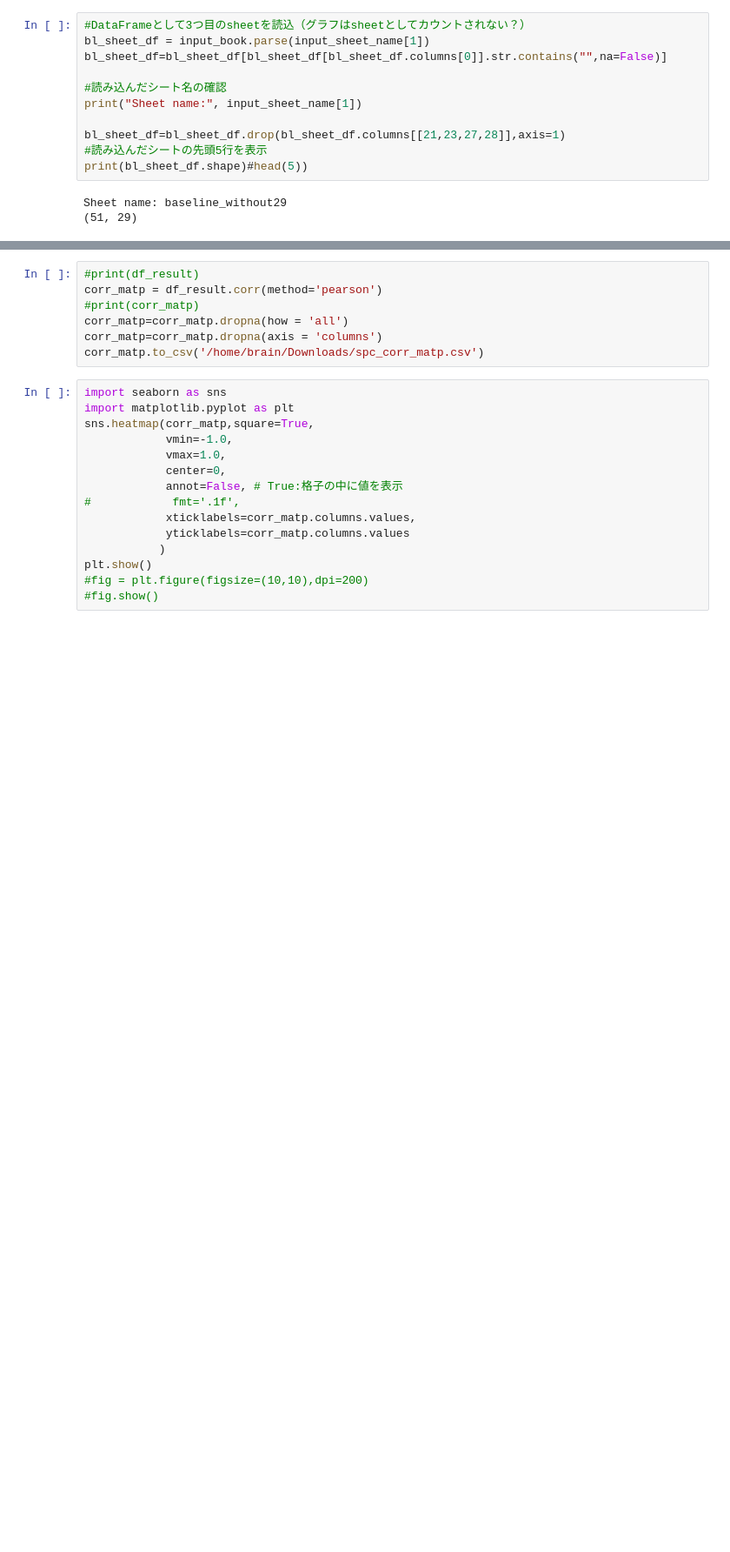
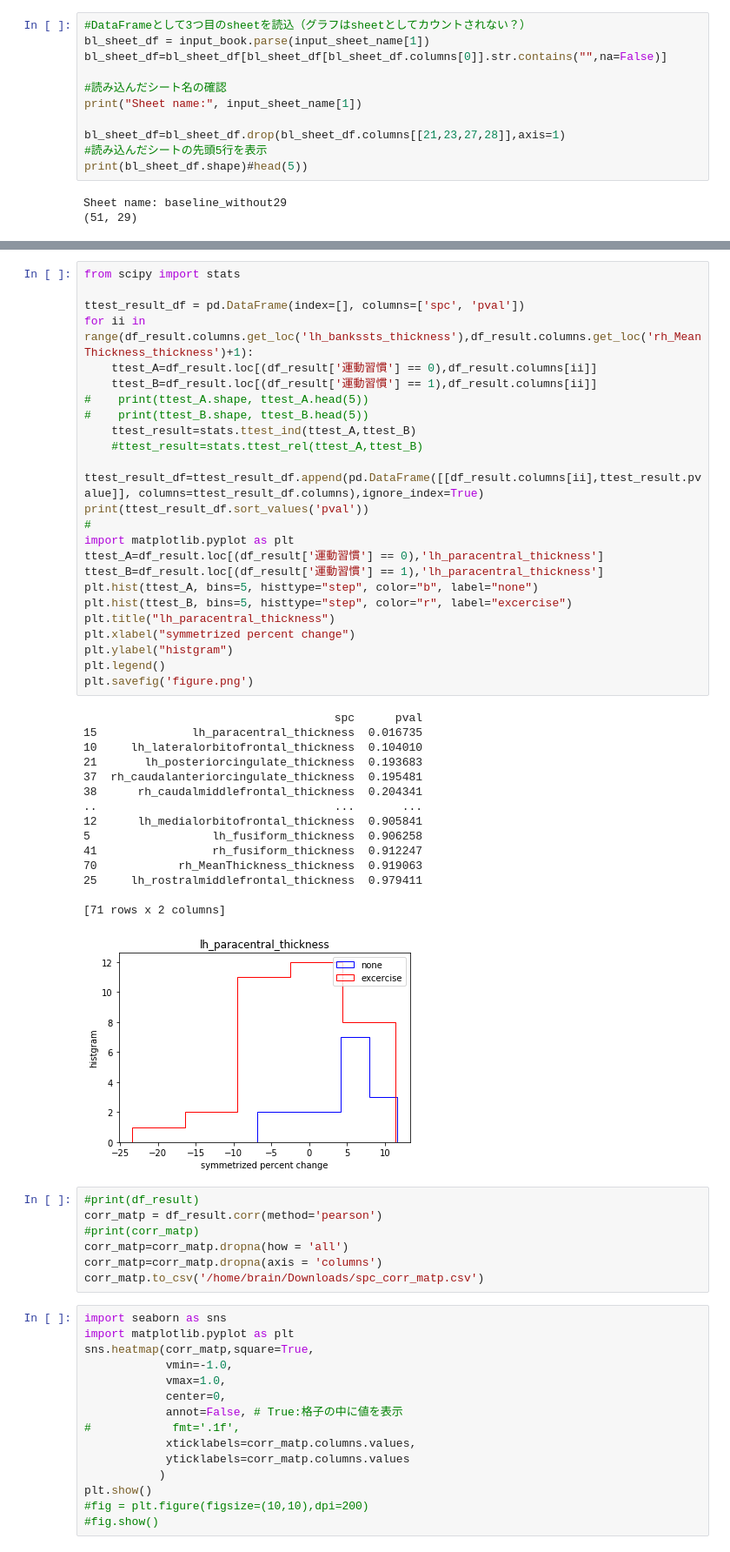
Before and after one commit to s1613134/tr_accel, a Jupyter notebook: spc2df.ipynb, the cells around one changed output, grey strips where cells are left out. Shown at 87% size. Drawn from its saved outputs; the diff is of its cells as text; blank space fills up the shorter version.

```diff
--- a/spc2df.ipynb
+++ b/spc2df.ipynb
@@ -77,3 +94,43 @@ print(type(df_result))
+# %%
+from scipy import stats
+
+ttest_result_df = pd.DataFrame(index=[], columns=['spc', 'pval'])
+for ii in range(df_result.columns.get_loc('lh_bankssts_thickness'),df_result.columns.get_loc('rh_MeanThickness_thickness')+1):
+    ttest_A=df_result.loc[(df_result['運動習慣'] == 0),df_result.columns[ii]]
+    ttest_B=df_result.loc[(df_result['運動習慣'] == 1),df_result.columns[ii]]
+#    print(ttest_A.shape, ttest_A.head(5))
+#    print(ttest_B.shape, ttest_B.head(5))
+    ttest_result=stats.ttest_ind(ttest_A,ttest_B)
+    #ttest_result=stats.ttest_rel(ttest_A,ttest_B)
+    ttest_result_df=ttest_result_df.append(pd.DataFrame([[df_result.columns[ii],ttest_result.pvalue]], columns=ttest_result_df.columns),ignore_index=True)
+print(ttest_result_df.sort_values('pval'))
+#
+import matplotlib.pyplot as plt
+ttest_A=df_result.loc[(df_result['運動習慣'] == 0),'lh_paracentral_thickness']
+ttest_B=df_result.loc[(df_result['運動習慣'] == 1),'lh_paracentral_thickness']
+plt.hist(ttest_A, bins=5, histtype="step", color="b", label="none")
+plt.hist(ttest_B, bins=5, histtype="step", color="r", label="excercise")
+plt.title("lh_paracentral_thickness")
+plt.xlabel("symmetrized percent change")
+plt.ylabel("histgram")
+plt.legend()
+plt.savefig('figure.png')
+# %% [output]
+                                     spc      pval
+15              lh_paracentral_thickness  0.016735
+10     lh_lateralorbitofrontal_thickness  0.104010
+21       lh_posteriorcingulate_thickness  0.193683
+37  rh_caudalanteriorcingulate_thickness  0.195481
+38      rh_caudalmiddlefrontal_thickness  0.204341
+..                                   ...       ...
+12      lh_medialorbitofrontal_thickness  0.905841
+5                  lh_fusiform_thickness  0.906258
+41                 rh_fusiform_thickness  0.912247
+70            rh_MeanThickness_thickness  0.919063
+25     lh_rostralmiddlefrontal_thickness  0.979411
+
+[71 rows x 2 columns]
+[figure, added]
 # %%
 #print(df_result)
 corr_matp = df_result.corr(method='pearson')
```
Also changed, not shown: parts of 9 cells of this notebook.
